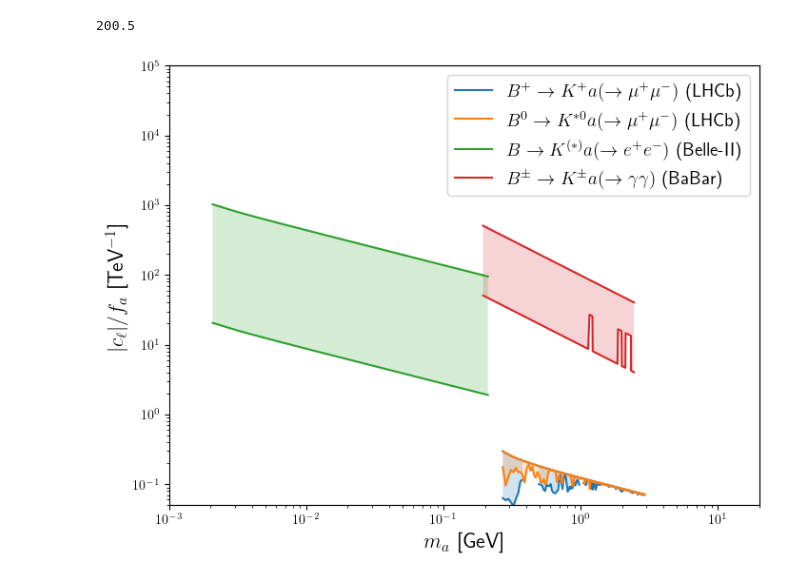
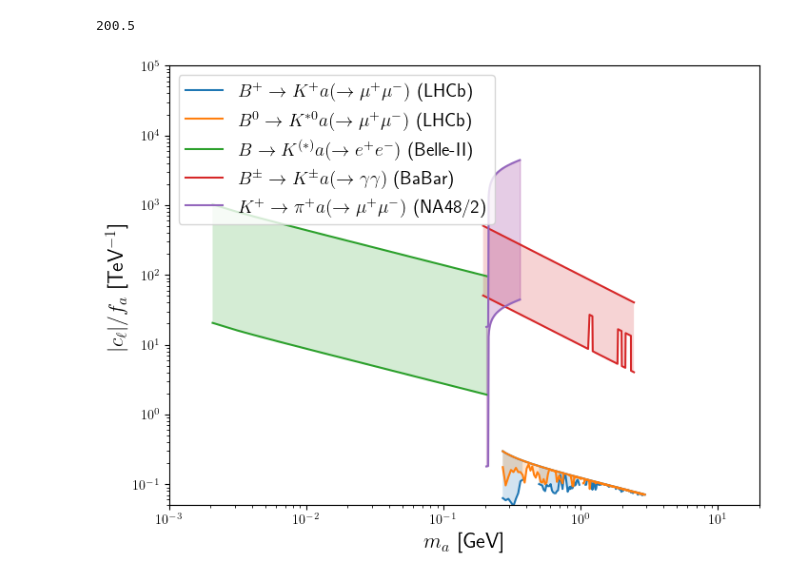
Before and after one commit to Jorge-Alda/tauALPs, a Jupyter notebook: PseudoScalar/displaced_vertex/plot_analysis.ipynb, the cells around one changed output. Drawn from its saved outputs; the diff is of its cells as text; code cells hidden in the pictures.

```diff
--- a/PseudoScalar/displaced_vertex/plot_analysis.ipynb
+++ b/PseudoScalar/displaced_vertex/plot_analysis.ipynb
@@ -356,28 +358,31 @@ for (m, BR) in zip(BaBar_10cm['ma_GeV'], BaBar_10cm['BR_gammagamma']):
 # %%
 fig = plt.figure(figsize=(8, 6))
 
 plt.plot(np.linspace(0.27, 2.92, 200), c_bound, label=r'$B^+\to K^+ a(\to \mu^+\mu^-)$ (LHCb)')
 plt.plot(np.linspace(0.27, 2.92, 200), [np.sqrt(tau_alp(m, 1)/0.1) for m in np.linspace(0.27, 2.92, 200)], c='tab:blue')
 plt.fill_between(np.linspace(0.27, 2.92, 200), c_bound, [np.sqrt(tau_alp(m, 1)/0.1) for m in np.linspace(0.27, 2.92, 200)], alpha=0.2)
 plt.plot(np.linspace(0.27, 2.92, 200), c_bound_BKs, label=r'$B^0\to K^{*0} a(\to \mu^+ \mu^-)$ (LHCb)')
 plt.plot(np.linspace(0.27, 2.92, 200), [np.sqrt(tau_alp(m, 1)/0.1) for m in np.linspace(0.27, 2.92, 200)], c='tab:orange')
 plt.fill_between(np.linspace(0.27, 2.92, 200), c_bound_BKs, [np.sqrt(tau_alp(m, 1)/0.1) for m in np.linspace(0.27, 2.92, 200)], alpha=0.2)
 plt.loglog(np.linspace(2*me, 1.99*mmu, 200), [(tau_alp(m, 1)/(2.5/0.03) )**0.5 for m in np.linspace(2*me, 1.99*mmu, 200)], label=r'$B\to K^{(*)}a(\to e^+ e^-)$ (Belle-II)')
 plt.loglog(np.linspace(2*me, 1.99*mmu, 200), [(tau_alp(m, 1)/(0.001/0.03) )**0.5 for m in np.linspace(2*me, 1.99*mmu, 200)], c='tab:green')
 plt.fill_between(np.linspace(2*me, 1.99*mmu, 200), [(tau_alp(m, 1)/(2.5/0.03) )**0.5 for m in np.linspace(2*me, 1.99*mmu, 200)], [(tau_alp(m, 1)/(0.001/0.03) )**0.5 for m in np.linspace(2*me, 1.99*mmu, 200)], alpha=0.2)
 plt.loglog(BaBar_10cm['ma_GeV'], bound_gamma, label=r'$B^\pm\to K^\pm a(\to \gamma\gamma)$ (BaBar)')
 plt.loglog(BaBar_10cm['ma_GeV'], [(tau_alp_gamma(m, 1)/(0.1/0.03))**0.5 for m in BaBar_10cm['ma_GeV']], c='tab:red')
 plt.fill_between(BaBar_10cm['ma_GeV'], bound_gamma, [(tau_alp_gamma(m, 1)/(0.1/0.03))**0.5 for m in BaBar_10cm['ma_GeV']], alpha=0.2)
+plt.plot(np.linspace(0.205, 0.36, 100), [np.sqrt(10/tau_alp(m, 1)) for m in np.linspace(0.205, 0.36, 100)], c='tab:purple', label=r'$K^+\to \pi^+a(\to \mu^+\mu^-)$ (NA48/2)')
+plt.plot(np.linspace(0.205, 0.36, 100), [np.sqrt(1e5/tau_alp(m, 1)) for m in np.linspace(0.205, 0.36, 100)], c='tab:purple')
+plt.fill_between(np.linspace(0.205, 0.36, 100), [np.sqrt(10/tau_alp(m, 1)) for m in np.linspace(0.205, 0.36, 100)], [np.sqrt(1e5/tau_alp(m, 1)) for m in np.linspace(0.205, 0.36, 100)], color='purple', alpha=0.2)
 plt.ylim([5e-2, 1e5])
 plt.xlim([1e-3, 20])
 plt.legend(fontsize=14)
 plt.xlabel(r'$m_a$ [GeV]', fontsize=16)
 plt.ylabel(r'$|c_\ell|/f_a$ [TeV$^{-1}$]', fontsize=16)
 ax = plt.gca()
 ax.set_xscale('log')
 ax.set_yscale('log')
 # %% [output]
-[figure, old version]
+[figure, new version]
 # %%
 c_LHCb = []
 for c1, c2 in zip(c_bound, c_bound_BKs):
```
Also changed, not shown: parts of 13 cells of this notebook, 10 other files.
